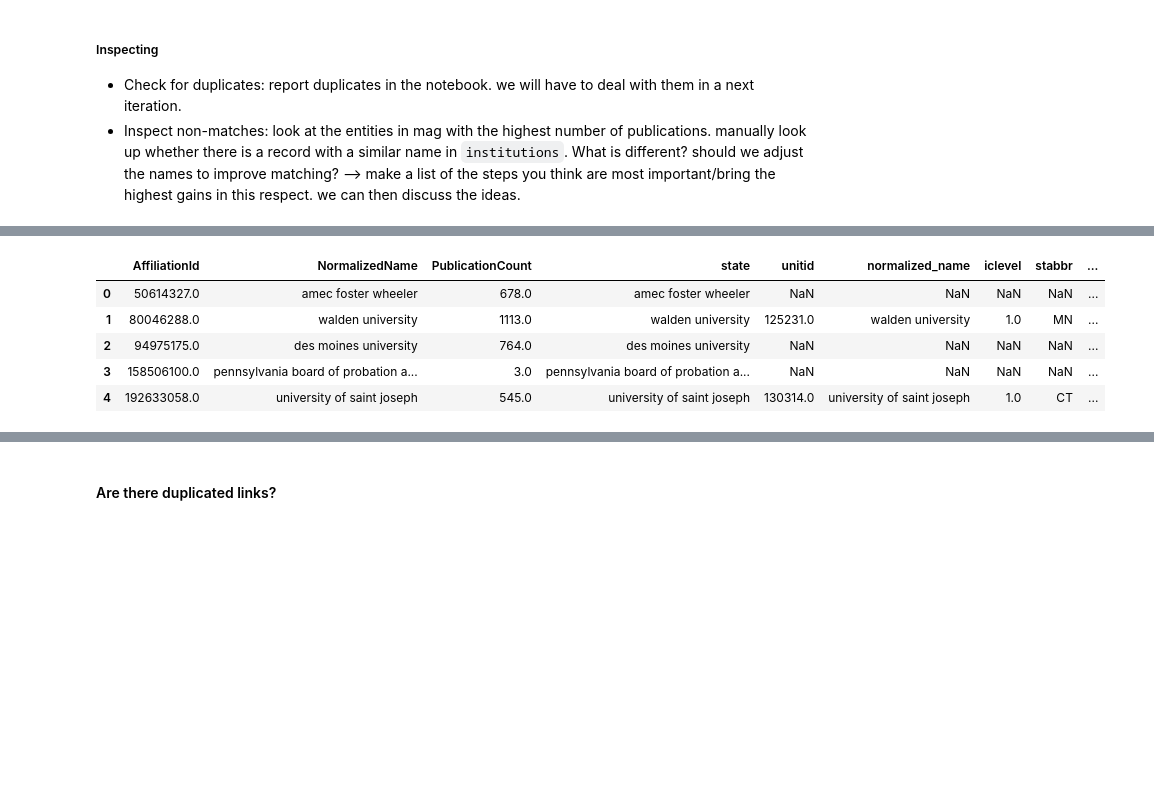
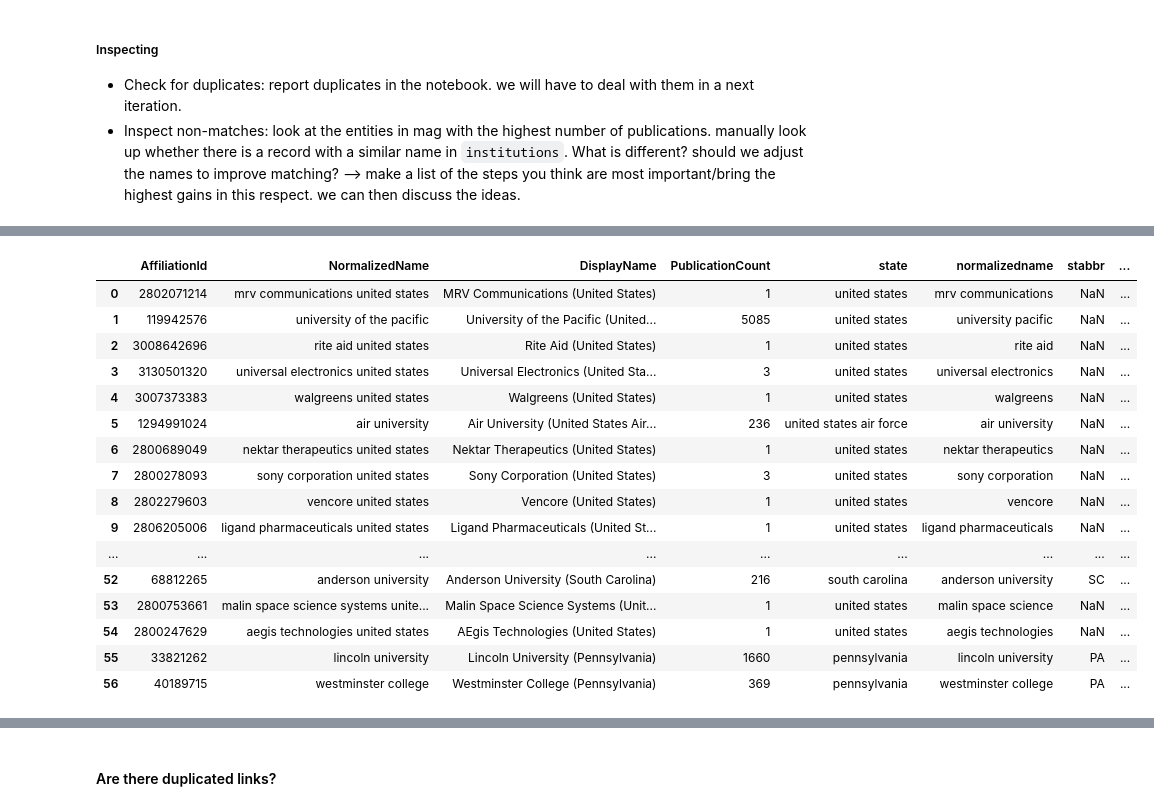
Before and after one commit to f-hafner/mag_sample, a Jupyter notebook: src/dataprep/main/misc/link_institutions.ipynb, the cells around one changed output, grey strips where cells are left out. Drawn from its saved outputs; the diff is of its cells as text; code cells hidden in the pictures; blank space fills up the shorter version.

Commit message:
Adjusted variable names

```diff
--- a/src/dataprep/main/misc/link_institutions.ipynb
+++ b/src/dataprep/main/misc/link_institutions.ipynb
@@ -122,0 +155,4 @@ print(mag_subset1.count())
+# %%
+# 1. mag institutions with parentheses:
+mag_subset1= mag[mag['DisplayName'].str.lower().str.contains('\(')]
+mag_subset1.head()
@@ -122,0 +191,5 @@ print(mag_subset1.count())
+# %%
+mag_subset1['state']=mag_subset1['DisplayName'].str.split('(').str[-1]
+mag_subset1['normalizedname']=mag_subset1['DisplayName'].str.split('(').str[0]
+mag_subset1["state"] = normalize_string(mag_subset1["state"],)
+mag_subset1["normalizedname"] = normalize_string(mag_subset1["normalizedname"],)
@@ -122,0 +217,18 @@ print(mag_subset1.count())
+# %%
+mag_subset1.loc[mag_subset1['state'] == 'illinois', 'stabbr'] = 'IL'
+mag_subset1.loc[mag_subset1['state'] == 'baltimore maryland', 'stabbr'] = 'MD'
+mag_subset1.loc[mag_subset1['state'] == 'massachusetts', 'stabbr'] = 'MA'
+mag_subset1.loc[mag_subset1['state'] == 'florida', 'stabbr'] = 'FL'
+mag_subset1.loc[mag_subset1['state'] == 'ohio', 'stabbr'] = 'OH'
+mag_subset1.loc[mag_subset1['state'] == 'south carolina', 'stabbr'] = 'SC'
+mag_subset1.loc[mag_subset1['state'] == 'texas', 'stabbr'] = 'TX'
+mag_subset1.loc[mag_subset1['state'] == 'missouri', 'stabbr'] = 'MO'
+mag_subset1.loc[mag_subset1['state'] == 'indiana', 'stabbr'] = 'IN'
+mag_subset1.loc[mag_subset1['state'] == 'cedar rapids iowa', 'stabbr'] = 'IA'
+mag_subset1.loc[mag_subset1['state'] == 'california', 'stabbr'] = 'CA'
+mag_subset1.loc[mag_subset1['state'] == 'minnesota', 'stabbr'] = 'MN'
+mag_subset1.loc[mag_subset1['state'] == 'saint paul minnesota', 'stabbr'] = 'MN'
+mag_subset1.loc[mag_subset1['state'] == 'utah', 'stabbr'] = 'UT'
+mag_subset1.loc[mag_subset1['state'] == 'connecticut', 'stabbr'] = 'CT'
+mag_subset1.loc[mag_subset1['state'] == 'new york', 'stabbr'] = 'NY'
+mag_subset1.loc[mag_subset1['state'] == 'pennsylvania', 'stabbr'] = 'PA'
@@ -122,0 +241,7 @@ print(mag_subset1.count())
+# %%
+# Adjust name in subset1 similarly to cng and subset1
+list={' of ', ' at '}
+mag_subset1['normalizedname']=mag_subset1['normalizedname'].replace(list,' ', regex=True)
+mag_subset1['normalizedname']=mag_subset1['normalizedname'].replace('the ','', regex=True)
+mag_subset1["normalizedname"] = mag_subset1["normalizedname"].str.split().str[:3].str.join(sep=" ")
+mag_subset1
@@ -123,14 +281,26 @@ print(mag_subset1.count())
 # %%
 # Here is some code for the suggested next steps
     # the main goal is to get rid of non-research outlets in mag. thus, change the merge direction
 
-mag_inst = mag.merge(cng_institutions, how = "outer", indicator = "origin", left_on = "NormalizedName", right_on = "normalized_name")
-# dt.head()
-mag_inst.head()
+# Merge subset1 using name and state
+mag_inst1 = mag_subset1.merge(cng_institutions, how = "left", indicator = "origin", on = ['normalizedname', 'stabbr'])
+mag_inst1['linked']='name, state'
+mag_inst1
 # %% [output]
-|  | AffiliationId | NormalizedName | PublicationCount | state | unitid | normalized_name | iclevel | stabbr | ... |
-| 0 | 50614327.0 | amec foster wheeler | 678.0 | amec foster wheeler | NaN | NaN | NaN | NaN | ... |
-| 1 | 80046288.0 | walden university | 1113.0 | walden university | 125231.0 | walden university | 1.0 | MN | ... |
-| 2 | 94975175.0 | des moines university | 764.0 | des moines university | NaN | NaN | NaN | NaN | ... |
-| 3 | 158506100.0 | pennsylvania board of probation a... | 3.0 | pennsylvania board of probation a... | NaN | NaN | NaN | NaN | ... |
-| 4 | 192633058.0 | university of saint joseph | 545.0 | university of saint joseph | 130314.0 | university of saint joseph | 1.0 | CT | ... |
+|  | AffiliationId | NormalizedName | DisplayName | PublicationCount | state | normalizedname | stabbr | ... |
+| 0 | 2802071214 | mrv communications united states | MRV Communications (United States) | 1 | united states | mrv communications | NaN | ... |
+| 1 | 119942576 | university of the pacific | University of the Pacific (United... | 5085 | united states | university pacific | NaN | ... |
+| 2 | 3008642696 | rite aid united states | Rite Aid (United States) | 1 | united states | rite aid | NaN | ... |
+| 3 | 3130501320 | universal electronics united states | Universal Electronics (United Sta... | 3 | united states | universal electronics | NaN | ... |
+| 4 | 3007373383 | walgreens united states | Walgreens (United States) | 1 | united states | walgreens | NaN | ... |
+| 5 | 1294991024 | air university | Air University (United States Air... | 236 | united states air force | air university | NaN | ... |
+| 6 | 2800689049 | nektar therapeutics united states | Nektar Therapeutics (United States) | 1 | united states | nektar therapeutics | NaN | ... |
+| 7 | 2800278093 | sony corporation united states | Sony Corporation (United States) | 3 | united states | sony corporation | NaN | ... |
+| 8 | 2802279603 | vencore united states | Vencore (United States) | 1 | united states | vencore | NaN | ... |
+| 9 | 2806205006 | ligand pharmaceuticals united states | Ligand Pharmaceuticals (United St... | 1 | united states | ligand pharmaceuticals | NaN | ... |
+| ... | ... | ... | ... | ... | ... | ... | ... | ... |
+| 52 | 68812265 | anderson university | Anderson University (South Carolina) | 216 | south carolina | anderson university | SC | ... |
+| 53 | 2800753661 | malin space science systems unite... | Malin Space Science Systems (Unit... | 1 | united states | malin space science | NaN | ... |
+| 54 | 2800247629 | aegis technologies united states | AEgis Technologies (United States) | 1 | united states | aegis technologies | NaN | ... |
+| 55 | 33821262 | lincoln university | Lincoln University (Pennsylvania) | 1660 | pennsylvania | lincoln university | PA | ... |
+| 56 | 40189715 | westminster college | Westminster College (Pennsylvania) | 369 | pennsylvania | westminster college | PA | ... |
```
Also changed, not shown: parts of 26 cells of this notebook, 1 other file.
